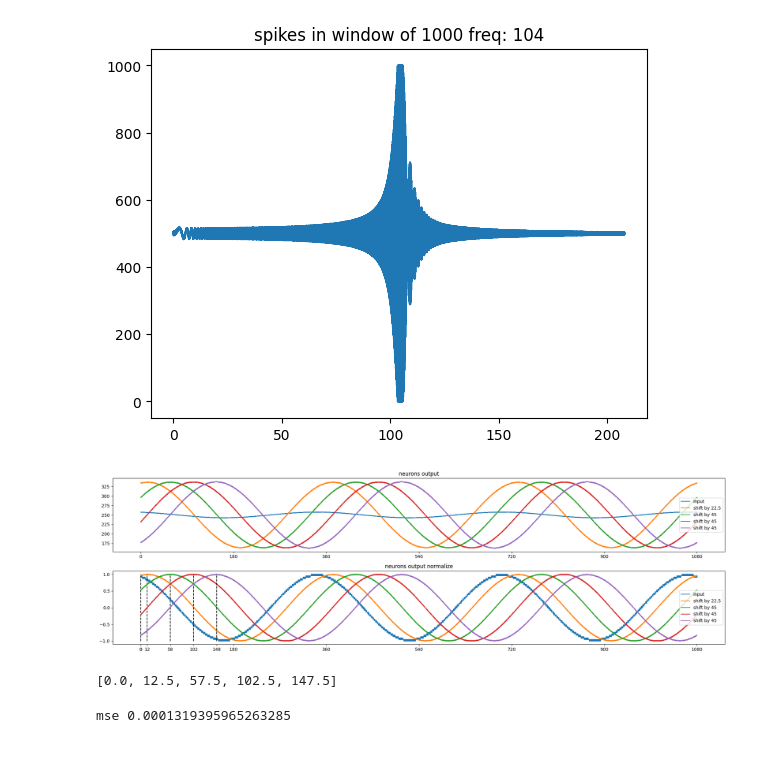
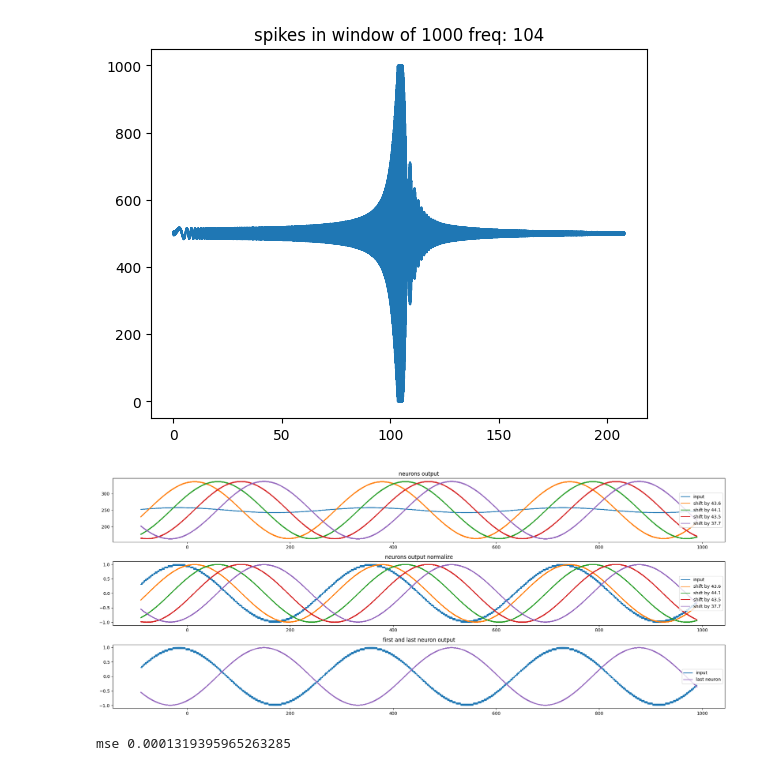
Before and after one commit to yakir4123/SNN-SCTN, a Jupyter notebook: notebooks/resonator_test_sine.ipynb, the cells around one changed output. Cells and saved outputs as stored; diff of their text form; code cells hidden in the pictures.

```diff
--- a/notebooks/resonator_test_sine.ipynb
+++ b/notebooks/resonator_test_sine.ipynb
@@ -161,21 +167,21 @@ FileNotFoundError: [Errno 2] No such file or directory: '../filters2/clk_1536000
 from snn.resonator import create_base_resonator, simple_resonator
 
 clk_freq = 1536000
-resonator_freq = 212
+resonator_freq = 104
+# clk_freq = 76800
 duration = 1.5
+# resonator_freq = '5.900'
+# my_resonator = create_excitatory_resonator(freq0=resonator_freq, clk_freq=clk_freq)
 
-resonator0 = simple_resonator(freq0=resonator_freq, clk_freq=clk_freq, lf=4,
-                              thetas=[-9.896, -21.483, -20.349, -20.591],
-                              weights=[34.091, 53.846, 42.951, 40.759, 41.223])
+# resonator0 = create_base_resonator(freq0=resonator_freq, clk_freq=clk_freq)
+resonator0 = simple_resonator(freq0=resonator_freq, clk_freq=clk_freq, lf=5, thetas=[-1, -5, -5, -5], weights=[11, 9, 10, 10, 10])
 resonator0.amplitude[0] = 10_000.0
 resonator0.log_out_spikes(0)
 
 # my_resonator = create_base_resonator(freq0=resonator_freq, clk_freq=clk_freq)
-my_resonator = simple_resonator(freq0=resonator_freq, clk_freq=clk_freq, lf=4,
-                              thetas=[-9.896, -21.483, -20.349, -20.591],
-                              weights=[53.846, 34.091, 42.951, 40.759, 41.223])
+my_resonator = simple_resonator(freq0=resonator_freq, clk_freq=clk_freq, lf=5, thetas=[-1, -5, -5, -5], weights=[11, 9, 10, 10, 10])
 
-signal_freq = 212
+signal_freq = 104
 
 neurons_log_spikes = range(5)
 for i in neurons_log_spikes:
@@ -529,23 +379,15 @@ custom_resonator_output_spikes(resonator, freq0, clk_freq, sample_rate=1, step=1
 # %% [output]
 [figure]
 # %%
-from snn.resonator import trained_resonator, freq_of_resonator
-
-duration = 5
+duration = 3
 
 # resonator_freq = '104'
 resonator_freq = 104
 clk_freq = 1536000
-my_resonator = simple_resonator(
-        resonator_freq,
-        clk_freq,
-        5,
-        [-1, -5, -5, -5],
-        [11, 9, 10, 10, 10],
-)
+my_resonator = create_base_resonator(freq0=resonator_freq, clk_freq=clk_freq)
 
 signal_freq = 104
-cycles = 5
+cycles = 3
 
 neurons_log_spikes = range(5)
 for i in neurons_log_spikes:
@@ -554,68 +396,56 @@ for i in neurons_log_spikes:
 spectrum = duration
 
 x = np.linspace(0, spectrum, int(duration * clk_freq))
-t = x * 2 * np.pi * signal_freq + np.pi/2
+t = x * 2 * np.pi * signal_freq
 sine_wave = np.sin(t)
 
 my_resonator.input_full_data(sine_wave)
 
 spikes_window_size = 500
-# fig, axs = plt.subplots(3, 1, figsize=(20, 8))
-fig, axs = plt.subplots(2, 1, figsize=(20, 6))
+fig, axs = plt.subplots(3, 1, figsize=(20, 8))
 labels0 = [
     'input',
-    'shift by 22.5',
-    'shift by 45',
-    'shift by 45',
-    'shift by 45',
+    'shift by 43.6',
+    'shift by 44.1',
+    'shift by 43.5',
+    'shift by 37.7',
 ]
-
-phase_shift = np.cumsum([0.0] + [12.5] + [45.0] * 3).tolist()
 for i in neurons_log_spikes:
     if i == 0:
         spikes_window_size = 1500
     else:
         spikes_window_size = 500
     output_neuron = my_resonator.neurons[i]
     y_events = output_neuron.out_spikes()
-    y_events = y_events[(y_events > (duration - ((7+cycles)/signal_freq)) * clk_freq) & (y_events < (duration - (7/signal_freq)) * clk_freq)]
-    plt_cycles = cycles - 2
+    y_events = y_events[(y_events > (duration - ((6+cycles)/signal_freq)) * clk_freq) & (y_events < (duration - (6/signal_freq)) * clk_freq)]
     y_events -= y_events[0]
     y_spikes = np.zeros(int(cycles * clk_freq / signal_freq + 1))
     y_spikes[y_events] = 1
-    y_spikes_rollsum = np.convolve(y_spikes, np.ones(spikes_window_size, dtype=int), 'valid')[:int(plt_cycles * clk_freq / signal_freq)]
+    y_spikes_rollsum = np.convolve(y_spikes, np.ones(spikes_window_size, dtype=int), 'valid')
     max_spikes = np.max(y_spikes_rollsum)
     min_spikes = np.min(y_spikes_rollsum)
     normalize_roll = (y_spikes_rollsum-min_spikes)/(max_spikes - min_spikes)
     normalize_roll = normalize_roll*2-1
-    pivot = 0
+    pivot = 90
 
     if i == 0:
-        # axs[2].plot(np.linspace(0 - pivot, cycles * 360 - pivot, len(normalize_roll)), normalize_roll, label=labels0[i])
+        axs[2].plot(np.linspace(0 - pivot, cycles * 360 - pivot, len(normalize_roll)), normalize_roll, label=labels0[i])
         y_spikes_rollsum /= 3
-    axs[0].plot(np.linspace(0 - pivot, plt_cycles * 360 - pivot, len(y_spikes_rollsum)), y_spikes_rollsum, label=labels0[i])
-    axs[1].plot(np.linspace(0 - pivot, plt_cycles * 360 - pivot, len(normalize_roll)), normalize_roll, label=labels0[i])
-
-    axs[1].vlines(phase_shift[i], -1, 1, color='k', linestyle='--')
-axs[0].set_xticks(sorted([0, 180, 360, 540, 720, 900, 1080]))
-axs[1].set_xticks(sorted([0, 180, 360, 540, 720, 900, 1080] + phase_shift))
-    # if i == 4:
-    #     axs[2].plot(np.linspace(0 - pivot, cycles * 360 - pivot, len(normalize_roll)), normalize_roll, label=f'last neuron', color='tab:purple')
+    axs[0].plot(np.linspace(0 - pivot, cycles * 360 - pivot, len(y_spikes_rollsum)), y_spikes_rollsum, label=labels0[i])
+    axs[1].plot(np.linspace(0 - pivot, cycles * 360 - pivot, len(normalize_roll)), normalize_roll, label=labels0[i])
+    if i == 4:
+        axs[2].plot(np.linspace(0 - pivot, cycles * 360 - pivot, len(normalize_roll)), normalize_roll, label=f'last neuron', color='tab:purple')
 
 axs[0].set_title('neurons output')
 axs[1].set_title('neurons output normalize')
-# axs[2].set_title('first and last neuron output')
+axs[2].set_title('first and last neuron output')
 axs[0].legend(loc='right')
 axs[1].legend(loc='right')
-# axs[2].legend(loc='right')
+axs[2].legend(loc='right')
 plt.tight_layout()
 plt.show()
 # %% [output]
-[figure, old version]
+[figure, new version]
-# %%
-phase_shift
-# %% [output]
-[0.0, 12.5, 57.5, 102.5, 147.5]
 # %%
 output_neuron = my_resonator.neurons[0]
 y_events = output_neuron.out_spikes()
```
Also changed, not shown: parts of 20 cells of this notebook, 4 other files.
